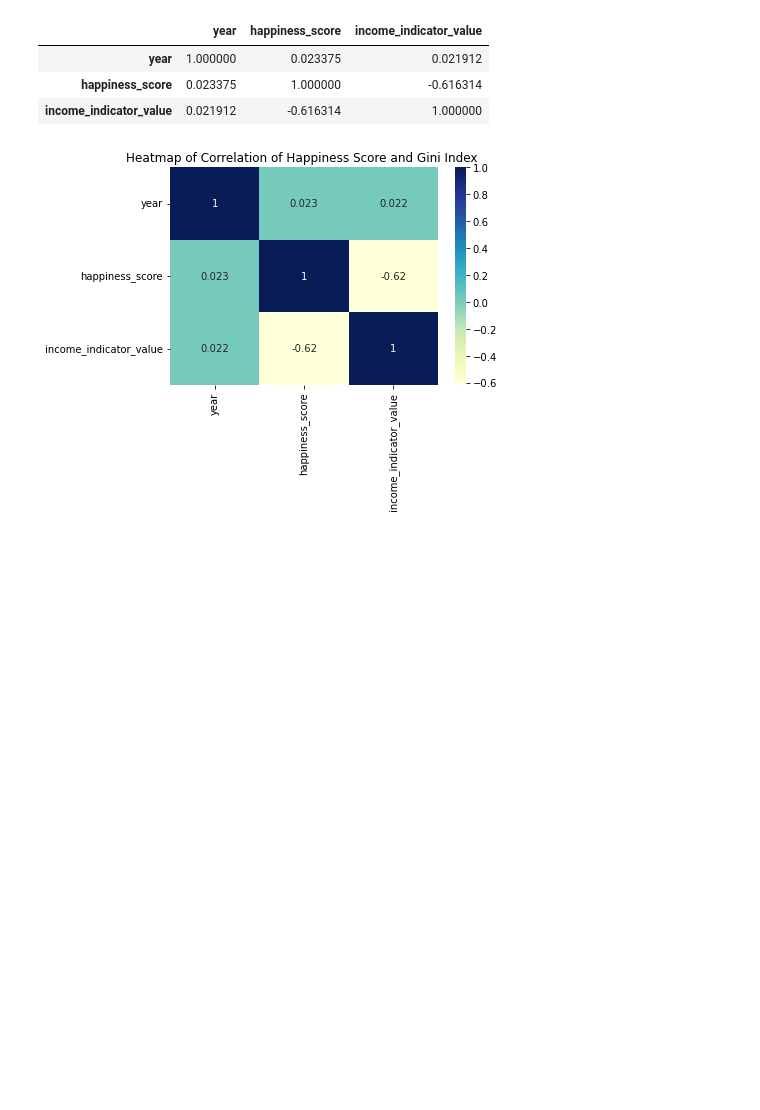
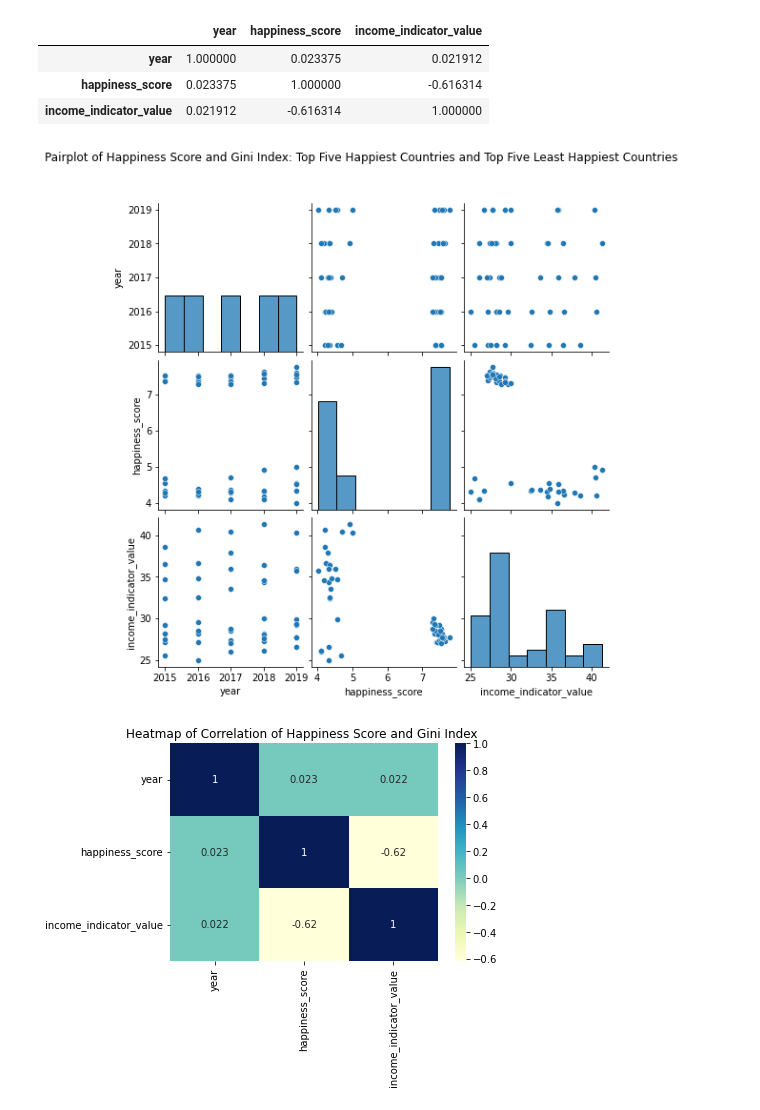
Before and after one commit to steph-wda/steph-wda-bp-data-spec-capstone-proj, a Jupyter notebook: Happiness and Effects on Income.ipynb, the cells around one changed output. Cells and saved outputs as stored; diff of their text form; code cells hidden in the pictures; blank space fills up the shorter version.

```diff
--- a/Happiness and Effects on Income.ipynb
+++ b/Happiness and Effects on Income.ipynb
@@ -1596,6 +1596,11 @@ data.corr()
 | year | 1.000000 | 0.023375 | 0.021912 |
 | happiness_score | 0.023375 | 1.000000 | -0.616314 |
 | income_indicator_value | 0.021912 | -0.616314 | 1.000000 |
+# %%
+ax = sns.pairplot(data)
+ax.fig.suptitle("Pairplot of Happiness Score and Gini Index: Top Five Happiest Countries and Top Five Least Happiest Countries", y=1.08);
+# %% [output]
+[figure, added]
 # %%
 sns.heatmap(data=data.corr(),cmap="YlGnBu", annot=True)
 plt.title("Heatmap of Correlation of Happiness Score and Gini Index ");
```
Also changed, not shown: parts of 39 cells of this notebook, 1 other file.
